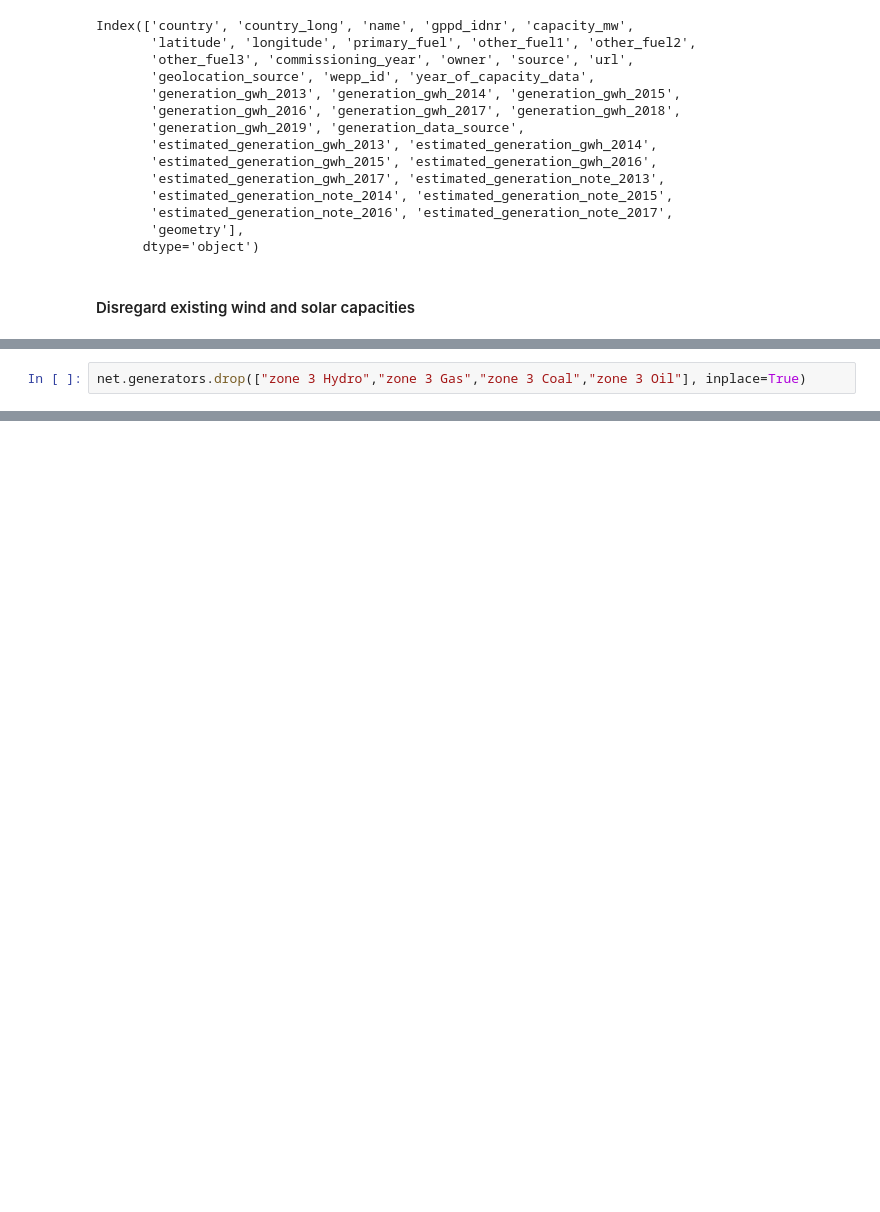
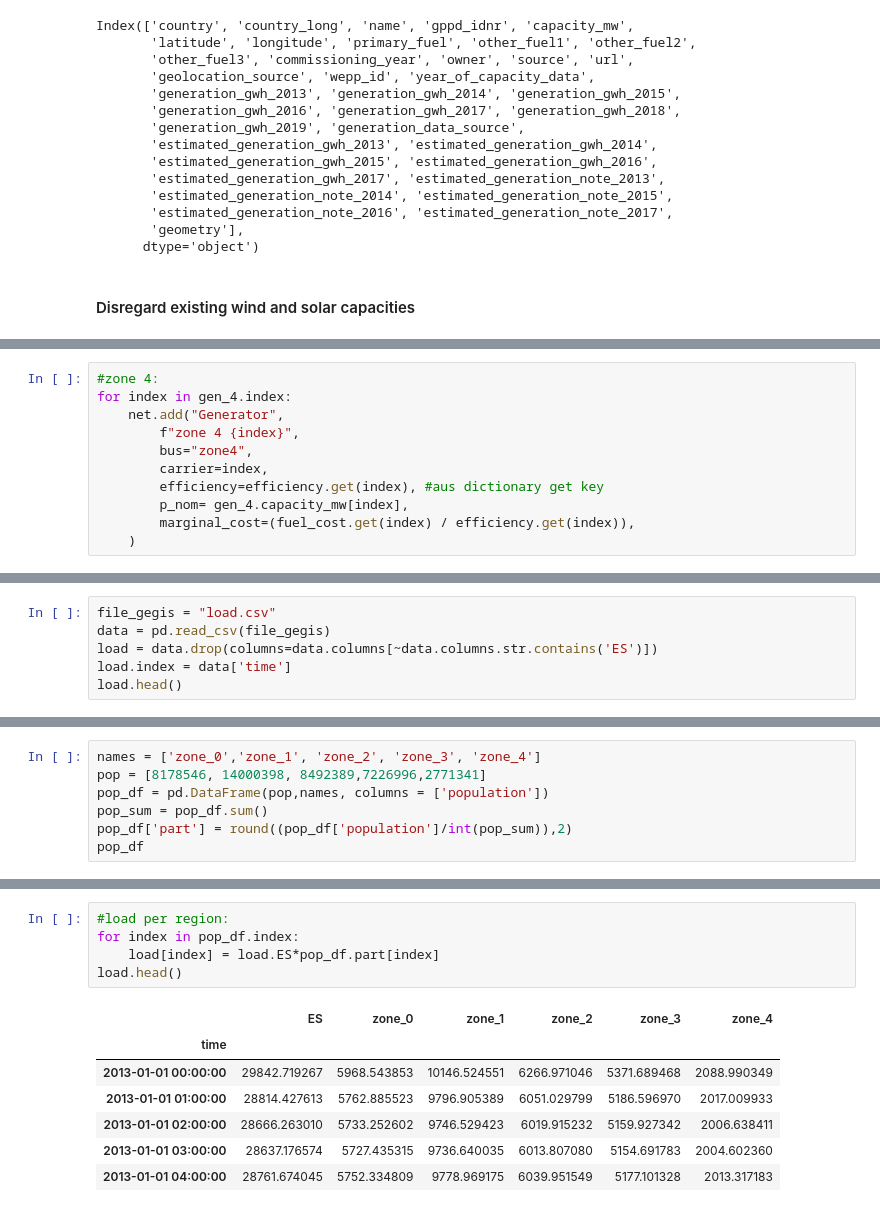
Before and after one commit to LeonieMet/Task4, a Jupyter notebook: Task4_leo_1607.ipynb, the cells around one changed output, grey strips where cells are left out. Saved outputs shown, nothing was run; the diff lists cells and outputs as text; blank space fills up the shorter version.

```diff
--- a/Task4_leo_1607.ipynb
+++ b/Task4_leo_1607.ipynb
@@ -708,2 +618,0 @@ AssertionError: Failed to add Generator component zone 0 Biomass because there i
-# %%
-net.generators.drop(["zone 3 Hydro","zone 3 Gas","zone 3 Coal","zone 3 Oil"], inplace=True)
@@ -777,0 +743,11 @@ n.add("Generator",
+# %%
+#zone 4:
+for index in gen_4.index:
+    net.add("Generator",
+        f"zone 4 {index}",
+        bus="zone4",
+        carrier=index,
+        efficiency=efficiency.get(index), #aus dictionary get key
+        p_nom= gen_4.capacity_mw[index],
+        marginal_cost=(fuel_cost.get(index) / efficiency.get(index)),
+    )
@@ -779,0 +793,6 @@ n.add("Generator",
+# %%
+file_gegis = "load.csv"
+data = pd.read_csv(file_gegis)
+load = data.drop(columns=data.columns[~data.columns.str.contains('ES')])
+load.index = data['time']
+load.head()
@@ -779,0 +862,7 @@ n.add("Generator",
+# %%
+names = ['zone_0','zone_1', 'zone_2', 'zone_3', 'zone_4']
+pop = [8178546, 14000398, 8492389,7226996,2771341]
+pop_df = pd.DataFrame(pop,names, columns = ['population'])
+pop_sum = pop_df.sum()
+pop_df['part'] = round((pop_df['population']/int(pop_sum)),2)
+pop_df
@@ -779,0 +876,13 @@ n.add("Generator",
+# %%
+#load per region:
+for index in pop_df.index:
+    load[index] = load.ES*pop_df.part[index]
+load.head()
+# %% [output]
+|  | ES | zone_0 | zone_1 | zone_2 | zone_3 | zone_4 |
+| time |  |  |  |  |  |  |
+| 2013-01-01 00:00:00 | 29842.719267 | 5968.543853 | 10146.524551 | 6266.971046 | 5371.689468 | 2088.990349 |
+| 2013-01-01 01:00:00 | 28814.427613 | 5762.885523 | 9796.905389 | 6051.029799 | 5186.596970 | 2017.009933 |
+| 2013-01-01 02:00:00 | 28666.263010 | 5733.252602 | 9746.529423 | 6019.915232 | 5159.927342 | 2006.638411 |
+| 2013-01-01 03:00:00 | 28637.176574 | 5727.435315 | 9736.640035 | 6013.807080 | 5154.691783 | 2004.602360 |
+| 2013-01-01 04:00:00 | 28761.674045 | 5752.334809 | 9778.969175 | 6039.951549 | 5177.101328 | 2013.317183 |
```
Also changed, not shown: parts of 48 cells of this notebook.
